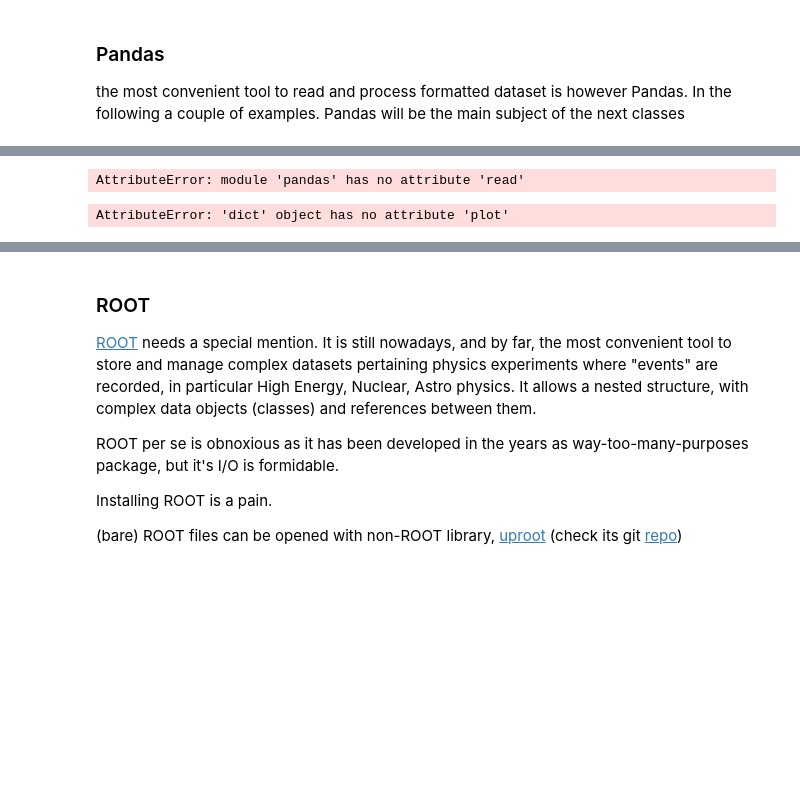
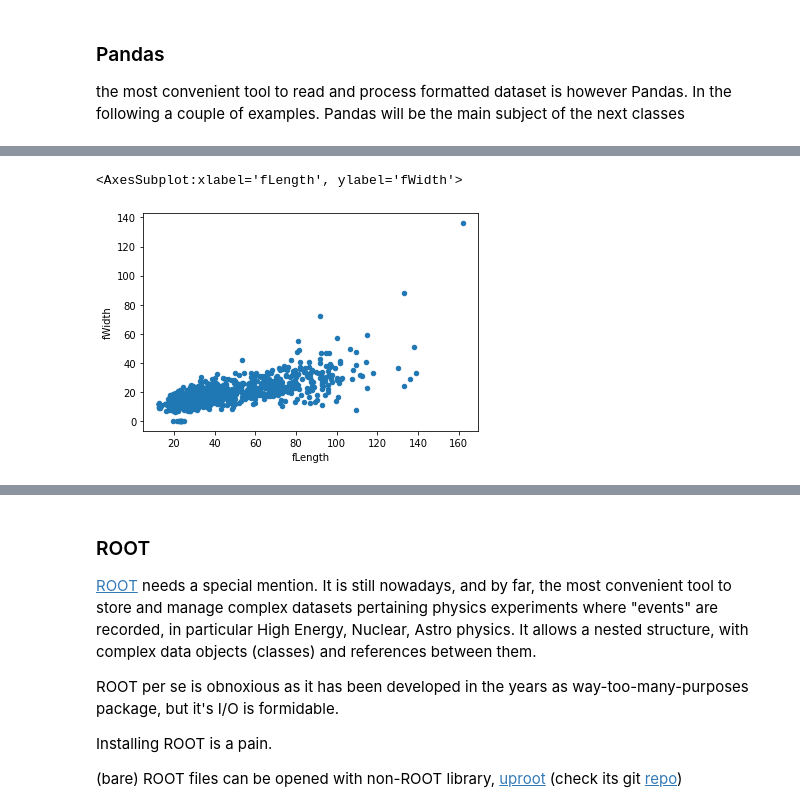
Before and after one commit to PhysicsOfData/LaboratoryOfComputationalPhysics_Y4, a Jupyter notebook: 04_OSEMN.ipynb, the cells around one changed output, grey strips where cells are left out. Drawn from its saved outputs; the diff is of its cells as text; code cells hidden in the pictures; blank space fills up the shorter version.

```diff
--- a/04_OSEMN.ipynb
+++ b/04_OSEMN.ipynb
@@ -478,6 +495,9 @@ SyntaxError: invalid syntax (<ipython-input-20-da87baff000f>, line 1)
 # %%
 import pandas as pd
-file_name="\Users\media\Documents\GitHub\LaboratoryOfComputationalPhysics_Y4~\data\data_000637.txt"
-data=pd.read_csv(file_name,nrows=10,skiprows=range(1,1))
-data
+file_name= 'magic04.data'
+data = pd.read_csv(file_name, nrows=1000)
+data.columns=['fLength','fWidth','fSize',
+        'fConc','fConc1','fAsym',
+        'fM3Long','fM3Trans','fAlpha','fDist','category']
+data.tail(15)
 # %% [output]
@@ -490,18 +520,9 @@ operable program or batch file.
-# %%
-import pandas as pd
-file_name= '~\data\magic04.data'
-data = pd.read(file_name, nrows=1000)
-data.columns=['fLength','fWidth','fSize',
-        'fConc','fConc1','fAsym',
-        'fM3Long','fM3Trans','fAlpha','fDist','category']
-data
-# %% [output]
-AttributeError: module 'pandas' has no attribute 'read'
 # %%
 %matplotlib inline
 
-data.plot.scatter("fLength","fWidth",)
+data.plot.scatter("fLength","fWidth")
 # %% [output]
-AttributeError: 'dict' object has no attribute 'plot'
+<AxesSubplot:xlabel='fLength', ylabel='fWidth'>
+[figure, added]
 # %%
 data.hist("fAlpha")
```
Also changed, not shown: parts of 7 cells of this notebook, 48 other files.
